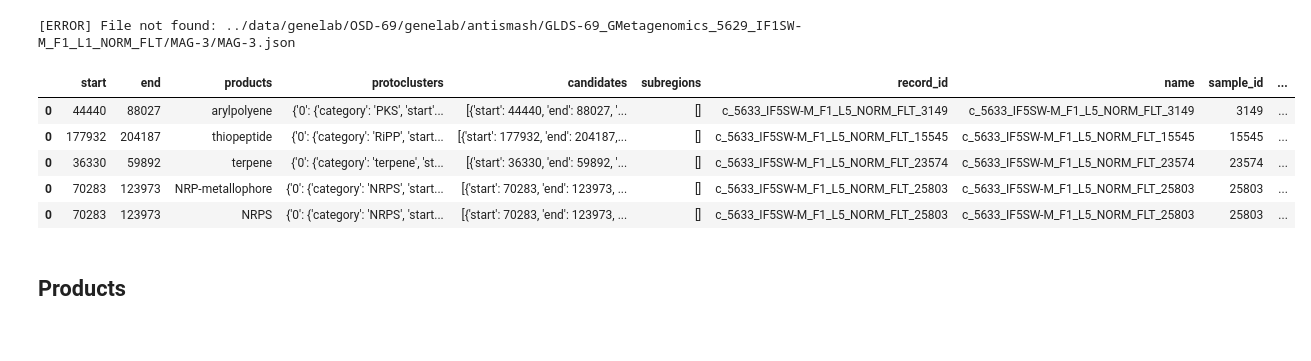
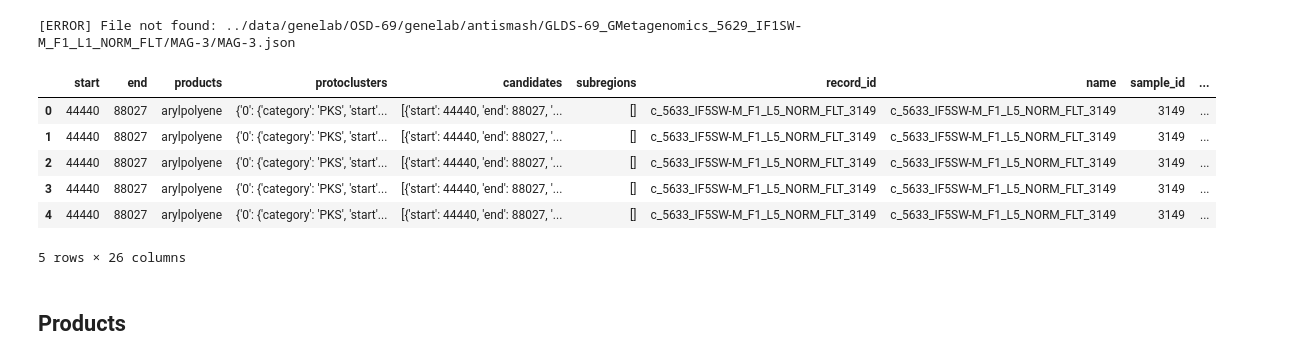
Before and after one commit to giovannellilab/esa-hackathon, a Jupyter notebook: notebooks/antiSMASH.ipynb, the cells around one changed output. Cells and saved outputs as stored; diff of their text form; code cells hidden in the pictures.

```diff
--- a/notebooks/antiSMASH.ipynb
+++ b/notebooks/antiSMASH.ipynb
@@ -152,7 +206,7 @@ DATA_DIR = "../data/genelab/OSD-69/"
 # %%
 sample_type_list = ["genelab"]
 
-results_df = []
+results_df_prods = []
 results_df_genes = []
 
 for sample_type in sample_type_list:
@@ -160,40 +214,41 @@ for sample_type in sample_type_list:
     sample_type_dir = os.path.join(
         DATA_DIR,
         sample_type,
         "antismash"
     )
 
     for sample_dir in os.listdir(sample_type_dir):
         sample_dir = os.path.join(sample_type_dir, sample_dir)
 
         if os.path.isdir(sample_dir):
             for mag_name in os.listdir(sample_dir):
                 mag_folder = os.path.join(sample_dir, mag_name)
 
                 results_path = os.path.join(
                     mag_folder,
                     f"{mag_name}.json"
                 )
 
                 if os.path.exists(results_path):
                     products_df, genes_df = get_hits(results_path)
-                    results_df.append(products_df)
+                    results_df_prods.append(products_df)
                     results_df_genes.append(genes_df)
                 else:
                     print("[ERROR] File not found:", results_path)
 
-results_df = pd.concat(results_df)
+results_df_prods = pd.concat(results_df_prods)
 results_df_genes = pd.concat(results_df_genes)
 
-results_df.head()
+results_df_genes.head()
 # %% [output]
 [ERROR] File not found: ../data/genelab/OSD-69/genelab/antismash/GLDS-69_GMetagenomics_5629_IF1SW-M_F1_L1_NORM_FLT/MAG-3/MAG-3.json
 |  | start | end | products | protoclusters | candidates | subregions | record_id | name | sample_id | ... |
 | 0 | 44440 | 88027 | arylpolyene | {'0': {'category': 'PKS', 'start'... | [{'start': 44440, 'end': 88027, '... | [] | c_5633_IF5SW-M_F1_L5_NORM_FLT_3149 | c_5633_IF5SW-M_F1_L5_NORM_FLT_3149 | 3149 | ... |
-| 0 | 177932 | 204187 | thiopeptide | {'0': {'category': 'RiPP', 'start... | [{'start': 177932, 'end': 204187,... | [] | c_5633_IF5SW-M_F1_L5_NORM_FLT_15545 | c_5633_IF5SW-M_F1_L5_NORM_FLT_15545 | 15545 | ... |
-| 0 | 36330 | 59892 | terpene | {'0': {'category': 'terpene', 'st... | [{'start': 36330, 'end': 59892, '... | [] | c_5633_IF5SW-M_F1_L5_NORM_FLT_23574 | c_5633_IF5SW-M_F1_L5_NORM_FLT_23574 | 23574 | ... |
-| 0 | 70283 | 123973 | NRP-metallophore | {'0': {'category': 'NRPS', 'start... | [{'start': 70283, 'end': 123973, ... | [] | c_5633_IF5SW-M_F1_L5_NORM_FLT_25803 | c_5633_IF5SW-M_F1_L5_NORM_FLT_25803 | 25803 | ... |
-| 0 | 70283 | 123973 | NRPS | {'0': {'category': 'NRPS', 'start... | [{'start': 70283, 'end': 123973, ... | [] | c_5633_IF5SW-M_F1_L5_NORM_FLT_25803 | c_5633_IF5SW-M_F1_L5_NORM_FLT_25803 | 25803 | ... |
+| 1 | 44440 | 88027 | arylpolyene | {'0': {'category': 'PKS', 'start'... | [{'start': 44440, 'end': 88027, '... | [] | c_5633_IF5SW-M_F1_L5_NORM_FLT_3149 | c_5633_IF5SW-M_F1_L5_NORM_FLT_3149 | 3149 | ... |
+| 2 | 44440 | 88027 | arylpolyene | {'0': {'category': 'PKS', 'start'... | [{'start': 44440, 'end': 88027, '... | [] | c_5633_IF5SW-M_F1_L5_NORM_FLT_3149 | c_5633_IF5SW-M_F1_L5_NORM_FLT_3149 | 3149 | ... |
+| 3 | 44440 | 88027 | arylpolyene | {'0': {'category': 'PKS', 'start'... | [{'start': 44440, 'end': 88027, '... | [] | c_5633_IF5SW-M_F1_L5_NORM_FLT_3149 | c_5633_IF5SW-M_F1_L5_NORM_FLT_3149 | 3149 | ... |
+| 4 | 44440 | 88027 | arylpolyene | {'0': {'category': 'PKS', 'start'... | [{'start': 44440, 'end': 88027, '... | [] | c_5633_IF5SW-M_F1_L5_NORM_FLT_3149 | c_5633_IF5SW-M_F1_L5_NORM_FLT_3149 | 3149 | ... |
+5 rows × 26 columns
 # %% [markdown]
 ## Products
 # %%
```
Also changed, not shown: parts of 6 cells of this notebook.
